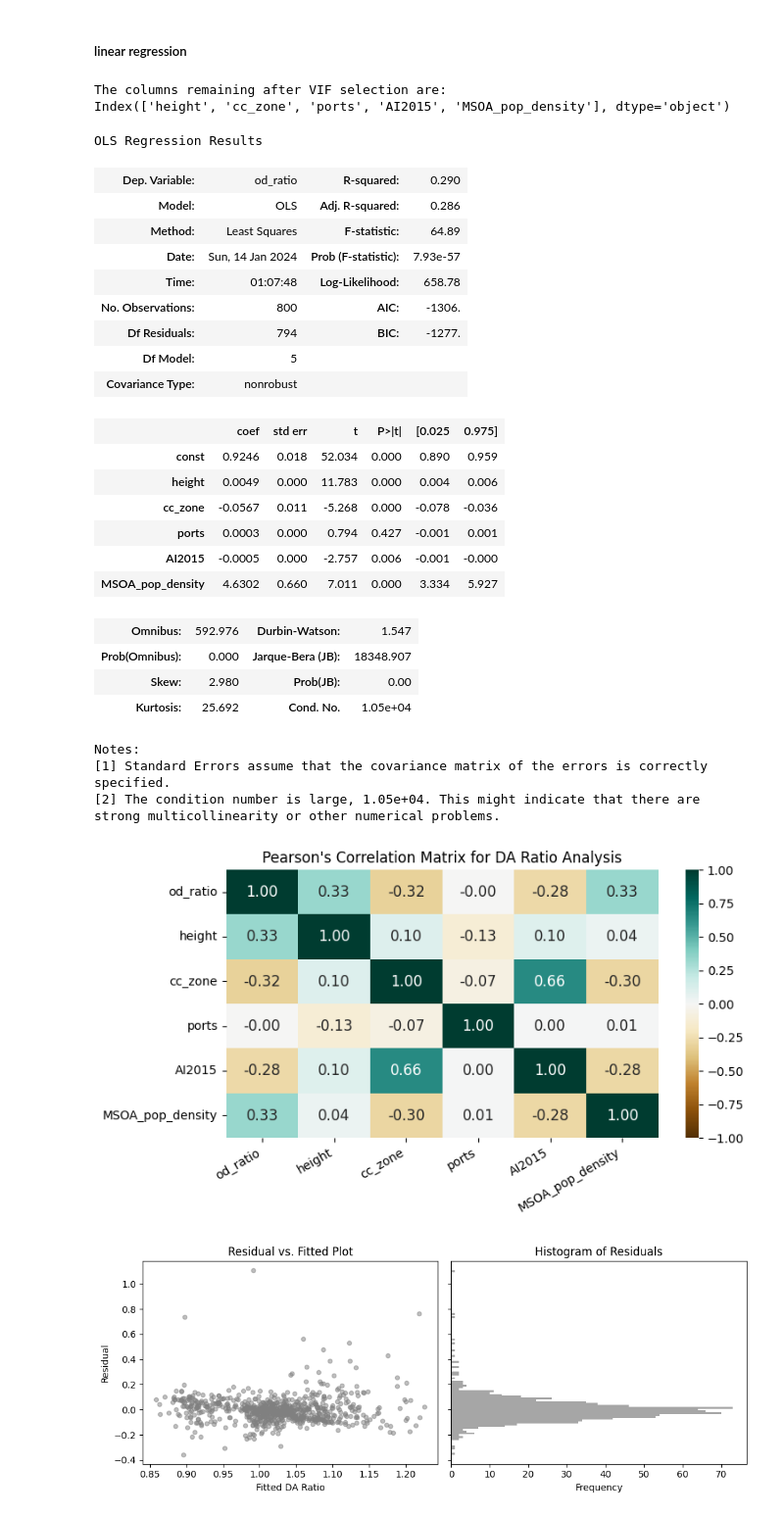
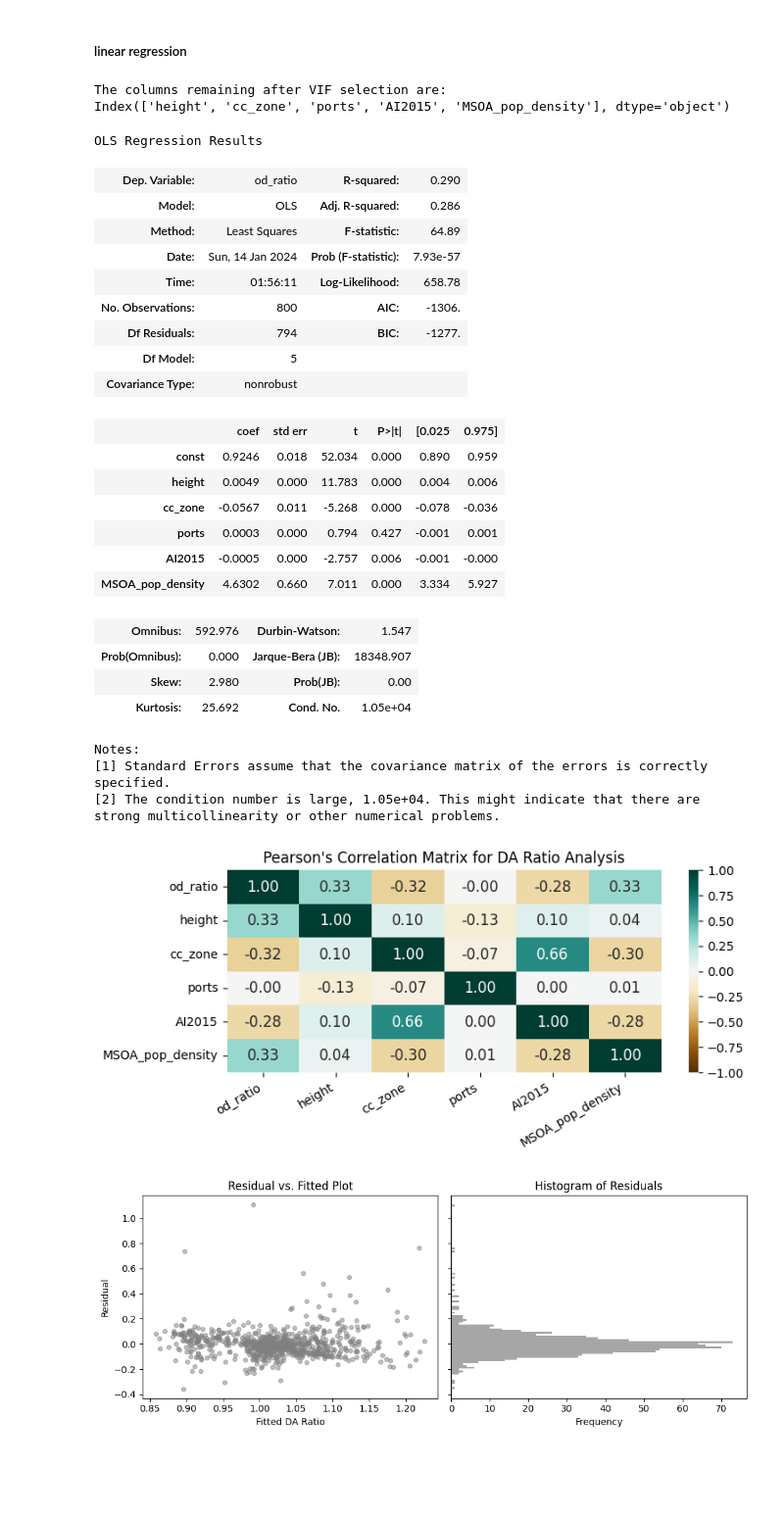
Before and after one commit to sokimura39/QM_Report, a Jupyter notebook: analysis.ipynb, the cells around one changed output. Shown at 98% size. Cells and saved outputs as stored; diff of their text form; code cells hidden in the pictures; blank space fills up the shorter version.

```diff
--- a/analysis.ipynb
+++ b/analysis.ipynb
@@ -480,7 +480,7 @@ x = usage_gdf[columns]
 y = usage_gdf.od_ratio
 
 # check multicollinearity
-plt.figure(figsize = (8, 4))
+plt.figure(figsize = (8, 3))
 heatmap = sns.heatmap(usage_gdf[columns].corr(), annot = True, vmin = -1, vmax = 1, cmap = 'BrBG', fmt = '.2f', annot_kws = {'fontsize': 12})
 # plt.rcParams["axes.grid"] = False
 # f = plt.figure(figsize=(10, 8))
@@ -492,7 +492,7 @@ plt.yticks(fontsize = 10)
 plt.title('Pearson\'s Correlation Matrix for DA Ratio Analysis', fontsize=12)
 
 # show plot
-plt.savefig(os.path.join(img_path, 'cor_matrix_DA.png'))
+plt.savefig(os.path.join(img_path, 'cor_matrix_DA.png'), bbox_inches = 'tight')
 
 
 # using VIF on the dataset
@@ -505,35 +505,35 @@ print(df_predictors_selected_VIF.columns)
 # run regression model
 model_ports = sm.OLS(endog = y, exog = sm.add_constant(df_predictors_selected_VIF)).fit()
 model_ports.summary()
 # %% [output]
 The columns remaining after VIF selection are:
 Index(['height', 'cc_zone', 'ports', 'AI2015', 'MSOA_pop_density'], dtype='object')
 OLS Regression Results
 | Dep. Variable: | od_ratio | R-squared: | 0.290 |
 | Model: | OLS | Adj. R-squared: | 0.286 |
 | Method: | Least Squares | F-statistic: | 64.89 |
 | Date: | Sun, 14 Jan 2024 | Prob (F-statistic): | 7.93e-57 |
-| Time: | 01:07:48 | Log-Likelihood: | 658.78 |
+| Time: | 01:56:11 | Log-Likelihood: | 658.78 |
 | No. Observations: | 800 | AIC: | -1306. |
 | Df Residuals: | 794 | BIC: | -1277. |
 | Df Model: | 5 |  |  |
 | Covariance Type: | nonrobust |  |  |
 |  | coef | std err | t | P>|t| | [0.025 | 0.975] |
 | const | 0.9246 | 0.018 | 52.034 | 0.000 | 0.890 | 0.959 |
 | height | 0.0049 | 0.000 | 11.783 | 0.000 | 0.004 | 0.006 |
 | cc_zone | -0.0567 | 0.011 | -5.268 | 0.000 | -0.078 | -0.036 |
 | ports | 0.0003 | 0.000 | 0.794 | 0.427 | -0.001 | 0.001 |
 | AI2015 | -0.0005 | 0.000 | -2.757 | 0.006 | -0.001 | -0.000 |
 | MSOA_pop_density | 4.6302 | 0.660 | 7.011 | 0.000 | 3.334 | 5.927 |
 | Omnibus: | 592.976 | Durbin-Watson: | 1.547 |
 | Prob(Omnibus): | 0.000 | Jarque-Bera (JB): | 18348.907 |
 | Skew: | 2.980 | Prob(JB): | 0.00 |
 | Kurtosis: | 25.692 | Cond. No. | 1.05e+04 |
 Notes:
 [1] Standard Errors assume that the covariance matrix of the errors is correctly specified.
 [2] The condition number is large, 1.05e+04. This might indicate that there are
 strong multicollinearity or other numerical problems.
-[figure, old version]
+[figure, new version]
 # %%
 # plot the figures for justification
 
```
Also changed, not shown: parts of 10 cells of this notebook, 5 other files.
